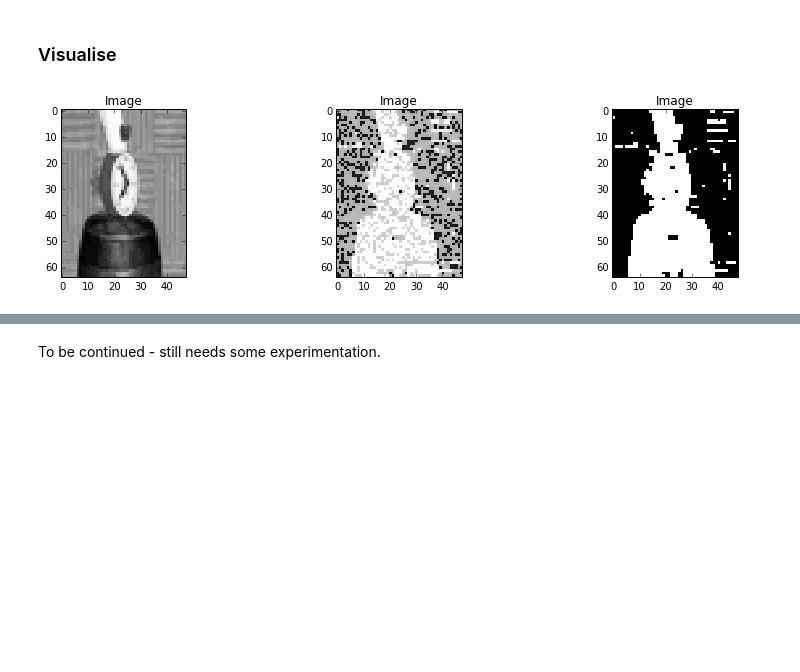
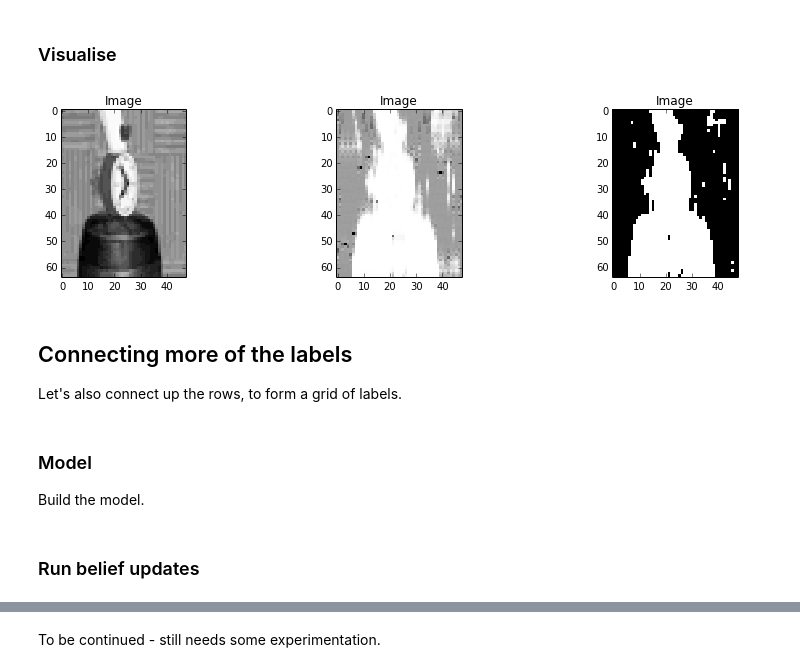
Before and after one commit to dirko/pyugm, a Jupyter notebook: examples/Loopy belief propagation example.ipynb, the cells around one changed output, grey strips where cells are left out. Cells and saved outputs as stored; diff of their text form; code cells hidden in the pictures; blank space fills up the shorter version.

Commit message:
- Added damping. - Parameter noise. - Loopy test.

```diff
--- a/examples/Loopy belief propagation example.ipynb
+++ b/examples/Loopy belief propagation example.ipynb
@@ -199,7 +196,7 @@ model = Model(factors)
 Lets choose parameters so that neighbouring labels are encouraged to be the same, and observations between 13 and 17 more likely
 to be background.
 # %%
-parameters = {'same': 0.15, 'different': -0.15, 'obs_high': 0.37, 'obs_low': -0.37}
+parameters = {'same': 2.0, 'different': -1.0, 'obs_high': 1.0, 'obs_low': -0.0}
 model.set_parameters(parameters)
 model.set_evidence(evidence)
 # %% [markdown]
@@ -261,13 +223,17 @@ for i in xrange(I):
 # %%
 plt.figure(figsize=(14, 3))
 plt.subplot(1, 3, 1)
 _ = plt.imshow(image, cmap=matplotlib.cm.Greys_r, interpolation='nearest')
 _ = plt.title('Image')
 plt.subplot(1, 3, 2)
 _ = plt.imshow(labels, cmap=matplotlib.cm.Greys, interpolation='nearest')
 _ = plt.title('Image')
 plt.subplot(1, 3, 3)
-_ = plt.imshow(labels > 0.29 , cmap=matplotlib.cm.Greys, interpolation='nearest')
+_ = plt.imshow(labels > 0.10 , cmap=matplotlib.cm.Greys, interpolation='nearest')
 _ = plt.title('Image')
 # %% [output]
-[figure, old version]
+[figure, new version]
+# %% [markdown]
+## Connecting more of the labels
+
+Let's also connect up the rows, to form a grid of labels.
@@ -273,0 +261,4 @@ _ = plt.title('Image')
+# %% [markdown]
+### Model
+
+Build the model.
@@ -273,0 +270,2 @@ _ = plt.title('Image')
+# %% [markdown]
+### Run belief updates
```
Also changed, not shown: parts of 32 cells of this notebook, 4 other files.
